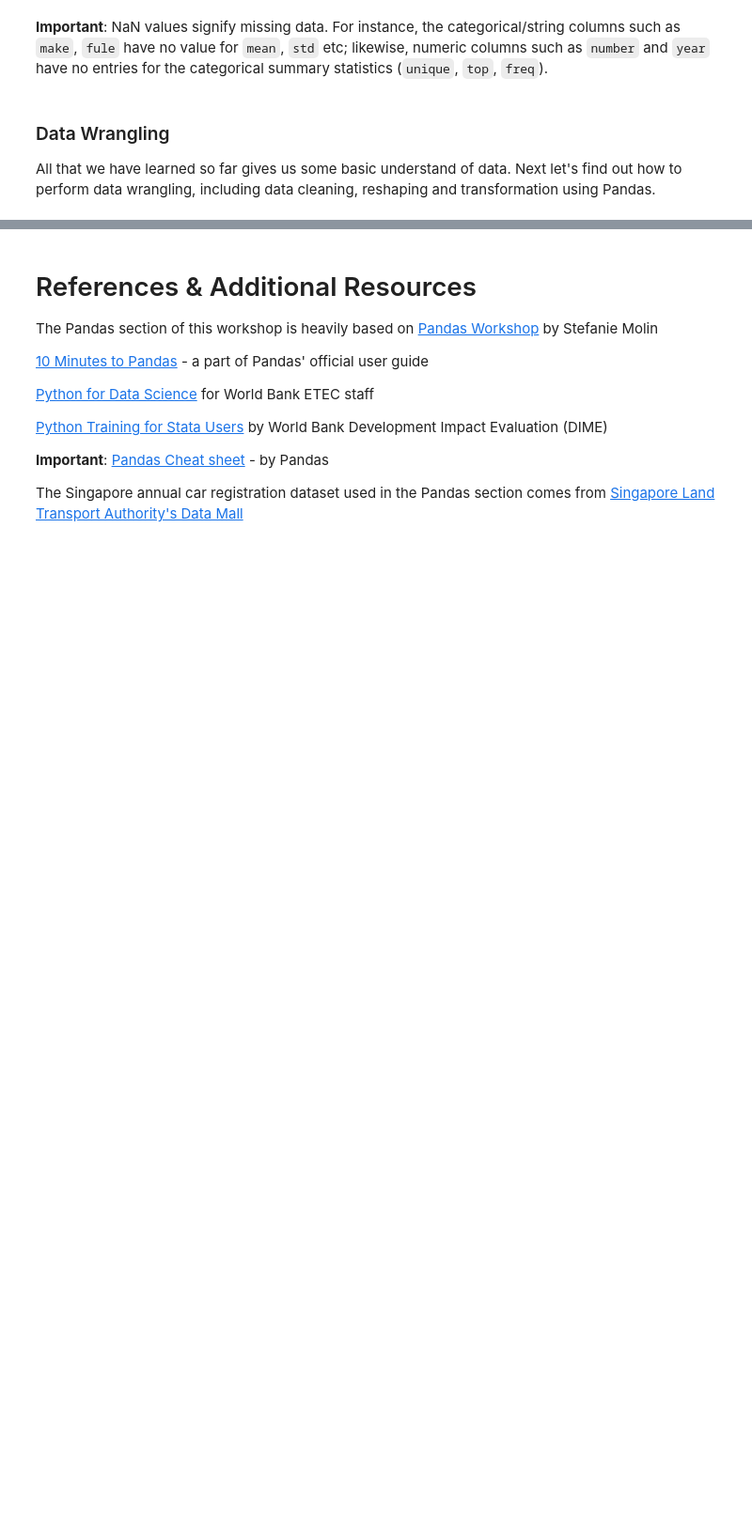
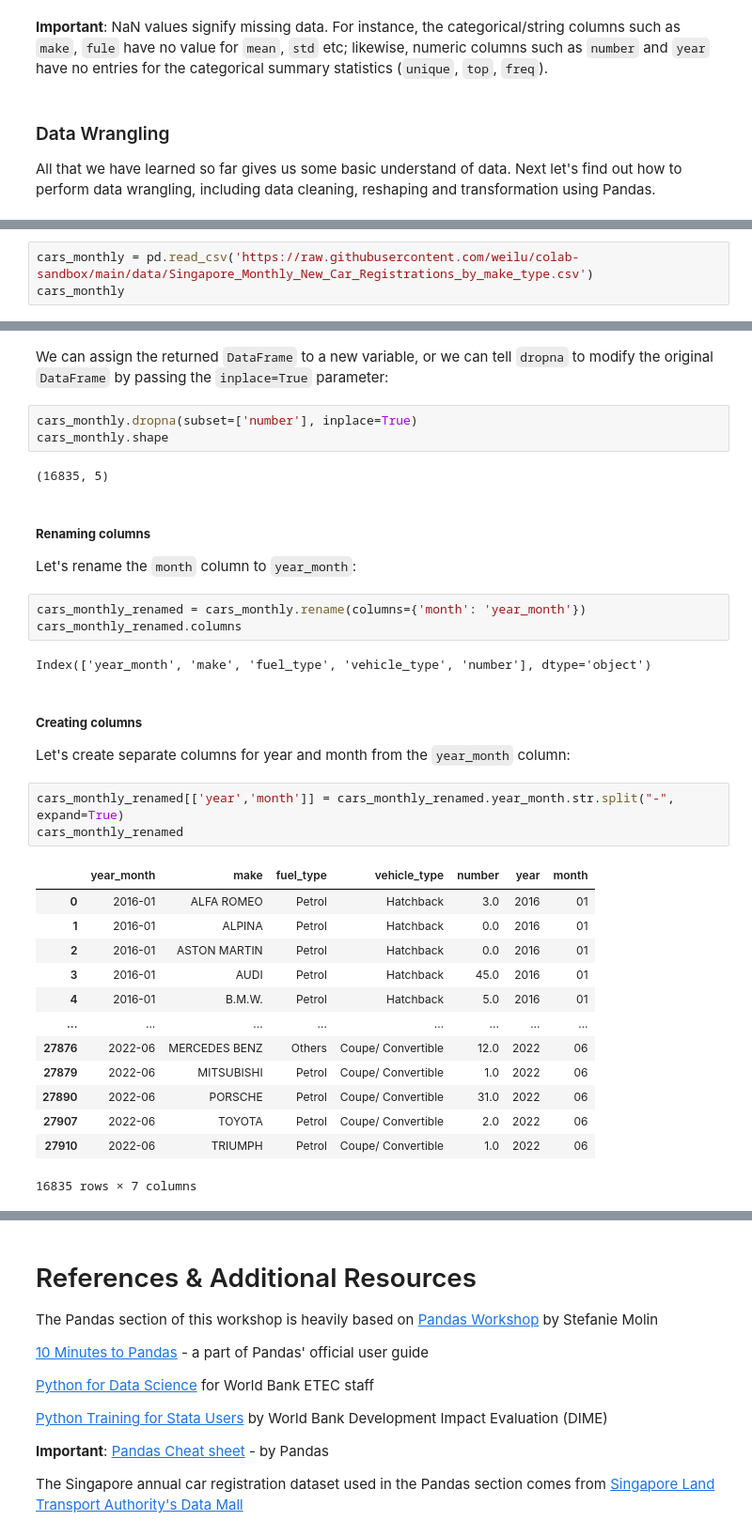
Before and after one commit to worldbank/dec-python-course, a Jupyter notebook: 1-foundations/3-numpy-and-pandas/foundations-s3.ipynb, the cells around one changed output, grey strips where cells are left out. Shown at 94% size. Saved outputs shown, nothing was run; the diff lists cells and outputs as text; blank space fills up the shorter version.

Commit message:
DataFrame: data cleaning

```diff
--- a/1-foundations/3-numpy-and-pandas/foundations-s3.ipynb
+++ b/1-foundations/3-numpy-and-pandas/foundations-s3.ipynb
@@ -994,0 +999,3 @@ All that we have learned so far gives us some basic understand of data. Next let
+# %%
+cars_monthly = pd.read_csv('https://raw.githubusercontent.com/weilu/colab-sandbox/main/data/Singapore_Monthly_New_Car_Registrations_by_make_type.csv')
+cars_monthly
@@ -994,0 +1059,37 @@ All that we have learned so far gives us some basic understand of data. Next let
+# %% [markdown]
+We can assign the returned `DataFrame` to a new variable, or we can tell `dropna` to modify the original `DataFrame` by passing the `inplace=True` parameter:
+# %%
+cars_monthly.dropna(subset=['number'], inplace=True)
+cars_monthly.shape
+# %% [output]
+(16835, 5)
+# %% [markdown]
+##### **Renaming columns**
+
+Let's rename the `month` column to `year_month`:
+# %%
+cars_monthly_renamed = cars_monthly.rename(columns={'month': 'year_month'})
+cars_monthly_renamed.columns
+# %% [output]
+Index(['year_month', 'make', 'fuel_type', 'vehicle_type', 'number'], dtype='object')
+# %% [markdown]
+##### **Creating columns**
+
+Let's create separate columns for year and month from the `year_month` column:
+# %%
+cars_monthly_renamed[['year','month']] = cars_monthly_renamed.year_month.str.split("-", expand=True)
+cars_monthly_renamed
+# %% [output]
+|  | year_month | make | fuel_type | vehicle_type | number | year | month |
+| 0 | 2016-01 | ALFA ROMEO | Petrol | Hatchback | 3.0 | 2016 | 01 |
+| 1 | 2016-01 | ALPINA | Petrol | Hatchback | 0.0 | 2016 | 01 |
+| 2 | 2016-01 | ASTON MARTIN | Petrol | Hatchback | 0.0 | 2016 | 01 |
+| 3 | 2016-01 | AUDI | Petrol | Hatchback | 45.0 | 2016 | 01 |
+| 4 | 2016-01 | B.M.W. | Petrol | Hatchback | 5.0 | 2016 | 01 |
+| ... | ... | ... | ... | ... | ... | ... | ... |
+| 27876 | 2022-06 | MERCEDES BENZ | Others | Coupe/ Convertible | 12.0 | 2022 | 06 |
+| 27879 | 2022-06 | MITSUBISHI | Petrol | Coupe/ Convertible | 1.0 | 2022 | 06 |
+| 27890 | 2022-06 | PORSCHE | Petrol | Coupe/ Convertible | 31.0 | 2022 | 06 |
+| 27907 | 2022-06 | TOYOTA | Petrol | Coupe/ Convertible | 2.0 | 2022 | 06 |
+| 27910 | 2022-06 | TRIUMPH | Petrol | Coupe/ Convertible | 1.0 | 2022 | 06 |
+16835 rows × 7 columns
```
Also changed, not shown: parts of 26 cells of this notebook.
